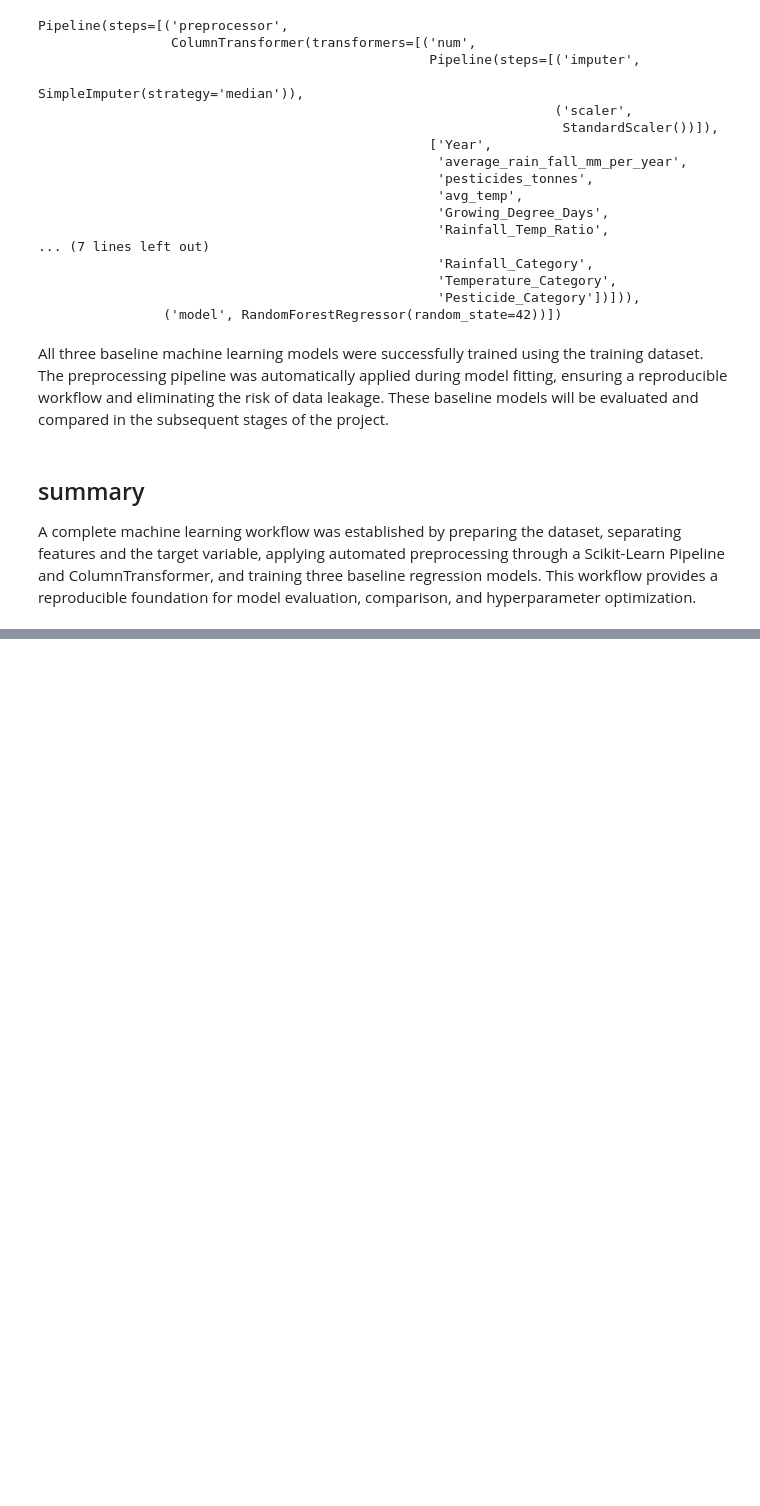
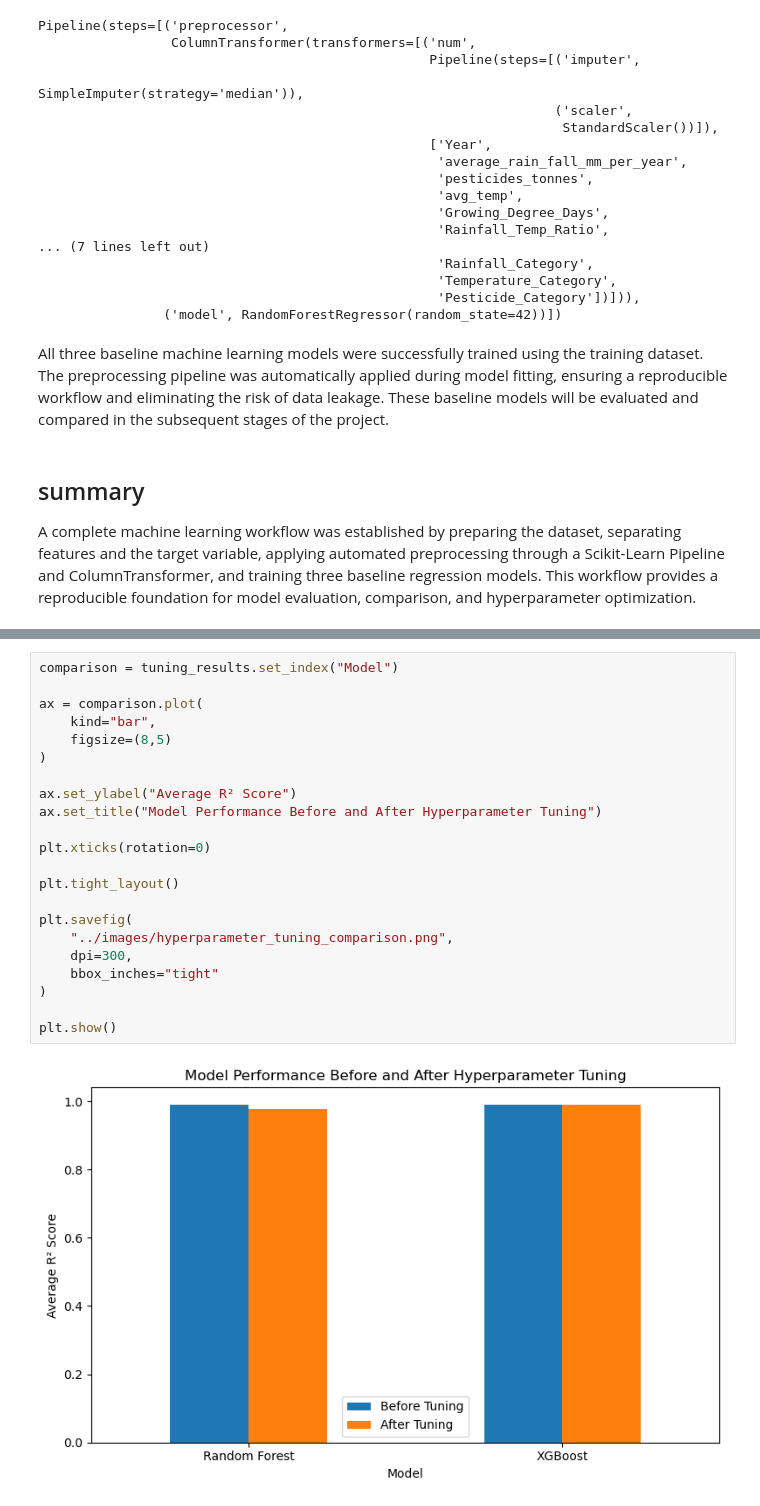
Before and after one commit to nidhi-yadav20799/CropYield-Predictor-Agricultural-Intelligence, a Jupyter notebook: notebooks/01_Data_Preprocessing_EDA.ipynb, the cells around one changed output, grey strips where cells are left out. Drawn from its saved outputs; the diff is of its cells as text; blank space fills up the shorter version.

```diff
--- a/notebooks/01_Data_Preprocessing_EDA.ipynb
+++ b/notebooks/01_Data_Preprocessing_EDA.ipynb
@@ -1305,0 +1672,24 @@ A complete machine learning workflow was established by preparing the dataset, s
+# %%
+comparison = tuning_results.set_index("Model")
+
+ax = comparison.plot(
+    kind="bar",
+    figsize=(8,5)
+)
+
+ax.set_ylabel("Average R² Score")
+ax.set_title("Model Performance Before and After Hyperparameter Tuning")
+
+plt.xticks(rotation=0)
+
+plt.tight_layout()
+
+plt.savefig(
+    "../images/hyperparameter_tuning_comparison.png",
+    dpi=300,
+    bbox_inches="tight"
+)
+
+plt.show()
+# %% [output]
+[figure, added]
```
Also changed, not shown: parts of 28 cells of this notebook, 5 other files.
